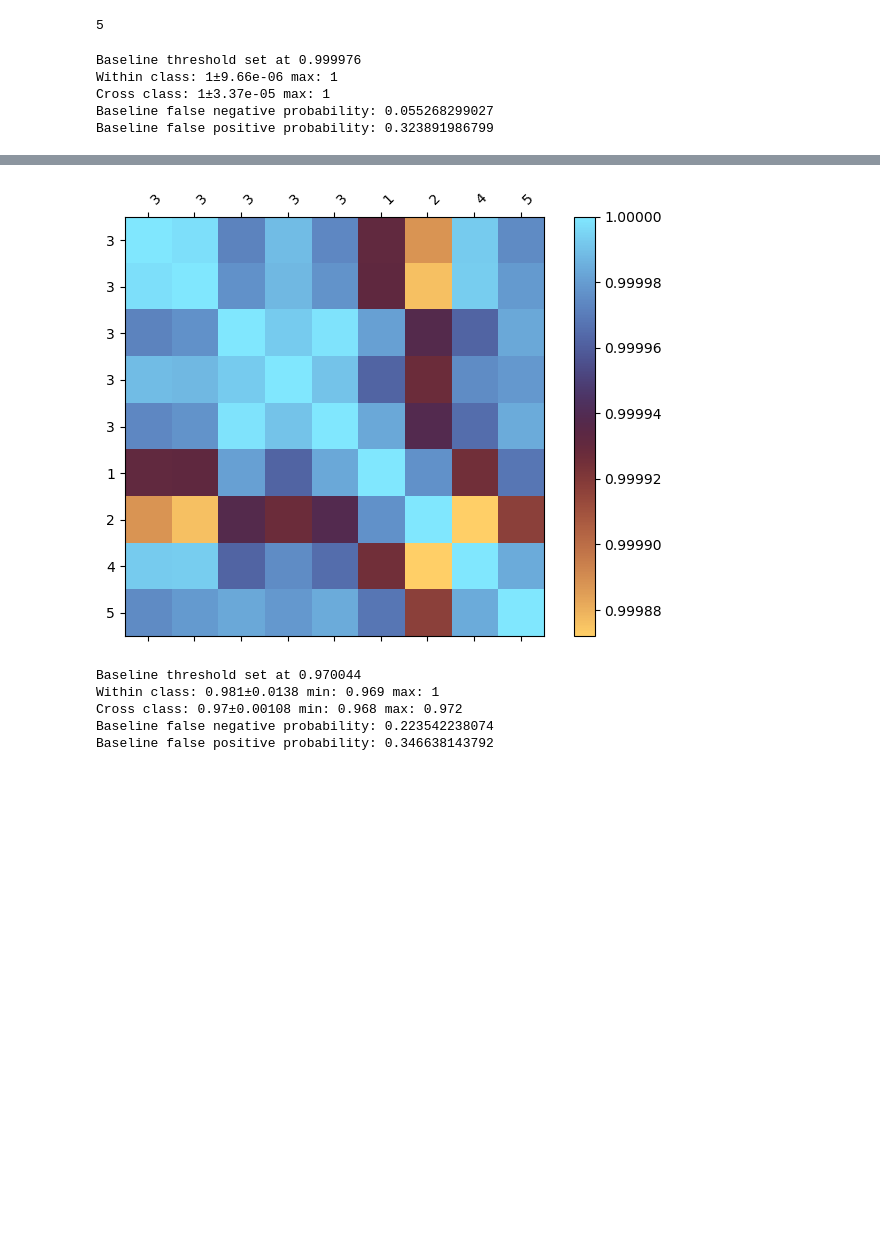
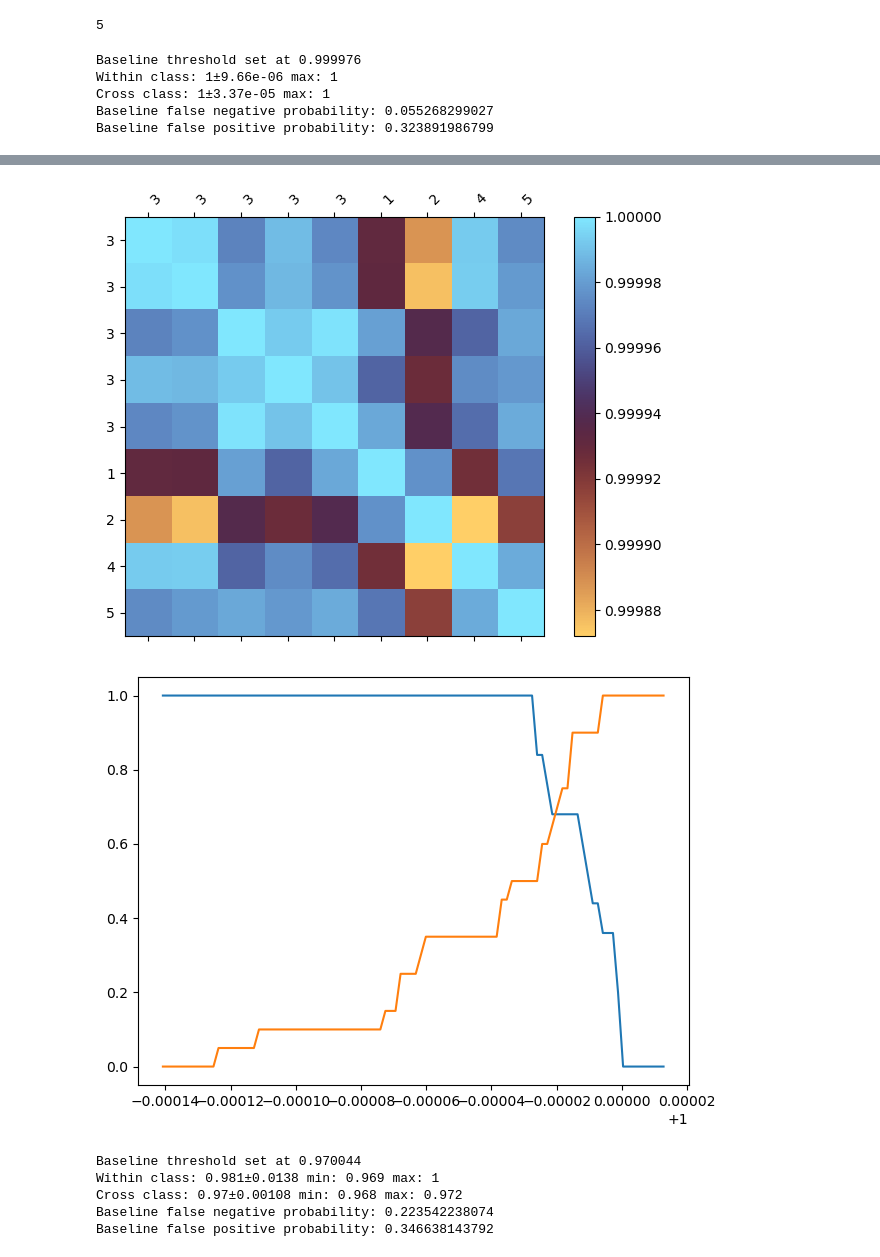
Before and after one commit to jaseg/sampling-mesh-monitor, a Jupyter notebook: jupyter_notebooks/classifier_tests.ipynb, the cells around one changed output, grey strips where cells are left out. Cells and saved outputs as stored; diff of their text form; code cells hidden in the pictures; blank space fills up the shorter version.

```diff
--- a/jupyter_notebooks/classifier_tests.ipynb
+++ b/jupyter_notebooks/classifier_tests.ipynb
@@ -21,6 +21,7 @@ modification_data = {
     'short_across_traces': [31, 32, 33, 34, 35, 41, 42, 43, 44, 45],
     'short_within_trace': [26, 27, 28, 29, 30, 46, 47, 48, 49, 50],
     'open': [21, 22, 23, 24, 25, 36, 37, 38, 39, 40],
+    'probe_points': [53, 54, 55],
 }
 
 def load_multichannel_data(path=None):
@@ -187,7 +188,7 @@ roi_map = {
 foo = list(roi_map.values())[0]
 roi_n = foo[1] - foo[0]
 
-def plot_covar(group_a, group_b, select_trace='open_fwd', select_channel='adc1', smooth=None):
+def plot_covar(group_a, group_b, select_trace='open_fwd', select_channel='adc1', smooth=None, plot_cdf=False):
     group_a = sorted(group_a, key=lambda entry: entry['info']['serial'])
     group_b = sorted(group_b, key=lambda entry: entry['info']['serial'])
     all_traces = group_a + group_b
@@ -242,32 +243,48 @@ def plot_covar(group_a, group_b, select_trace='open_fwd', select_channel='adc1',
     #for i in range(len(corr[0])):
     #    corr[i, i] = math.nan
 
     fig, ax = plt.subplots()
     cax = ax.matshow(corr, interpolation='nearest', cmap='managua')
     fig.colorbar(cax)
     ax.set_xticks(list(range(len(labels))))
     ax.set_xticklabels(labels, rotation=45, ha='left')
     ax.set_yticks(list(range(len(labels))))
     ax.set_yticklabels(labels)
     fig.tight_layout()
+
+    if plot_cdf:
+        fig, ax = plt.subplots()
+        all_classes = [0] * len(group_a) + [1] * len(group_b)
+        min_corr = corr.min()
+        max_corr = corr.max()
+        d_corr = max_corr - min_corr
+        x = np.linspace(min_corr - 0.1*d_corr, max_corr + 0.1 * d_corr, 100)
+
+        correct_in_group = lambda thr: np.mean(corr[:len(group_a), :len(group_a)] >= thr)
+        correct_out_group = lambda thr: np.mean(corr[:len(group_a), len(group_a):] < thr)
+
+        ax.plot(x, [correct_in_group(val) for val in x])
+        ax.plot(x, [correct_out_group(val) for val in x])
+        fig.tight_layout()
     #fig.savefig('../paper/manip_pearson_corr.pdf')
 
 #group_a = [val for key, values in data.items() for val in values if val['info']['chip'] == 'pi3hdx12211' and key == 'M-SP-PITCH-V2-0001-0.4'][-5:]
 #group_b = list({key: val for key, values in data.items() for val in values if val['info']['chip'] == 'pi3hdx12211' and re.match(r'M-SP-PITCH-V2-000[23456]-0\.4', key)}.values())
 
 #group_a = [val for key, values in data.items() for val in values if val['info']['chip'] == 'tdp0604' and key == 'M-SP-PITCH-V2-0001-0.4'][-5:]
 #group_b = list({key: val for key, values in data.items() for val in values if val['info']['chip'] == 'tdp0604' and re.match(r'M-SP-PITCH-V2-000[23456]-0\.4', key)}.values())
 #plot_covar(group_a, group_b, select_trace='open_fwd', select_channel='adc1', smooth=None)
 
 group_a = [val for key, values in data.items() for val in values if val['info']['chip'] == 'pi3hdx12211' and key == 'M-SP-PITCH-V2-0003-0.4'][-5:]
 group_b = list({key: val for key, values in data.items() for val in values if val['info']['chip'] == 'pi3hdx12211' and re.match(r'M-SP-PITCH-V2-000[1245]-0\.4', key)}.values())
-plot_covar(group_a, group_b, select_trace='open_fwd', smooth=1e-2)
+plot_covar(group_a, group_b, select_trace='open_fwd', smooth=1e-2, plot_cdf=True)
 # %% [output]
 Baseline threshold set at 0.999976
 Within class: 1±9.66e-06 max: 1
 Cross class: 1±3.37e-05 max: 1
 Baseline false negative probability: 0.055268299027
 Baseline false positive probability: 0.323891986799
 [figure]
 [figure]
+[figure, added]
 # %%
```
Also changed, not shown: parts of 11 cells of this notebook, 1 other file.
